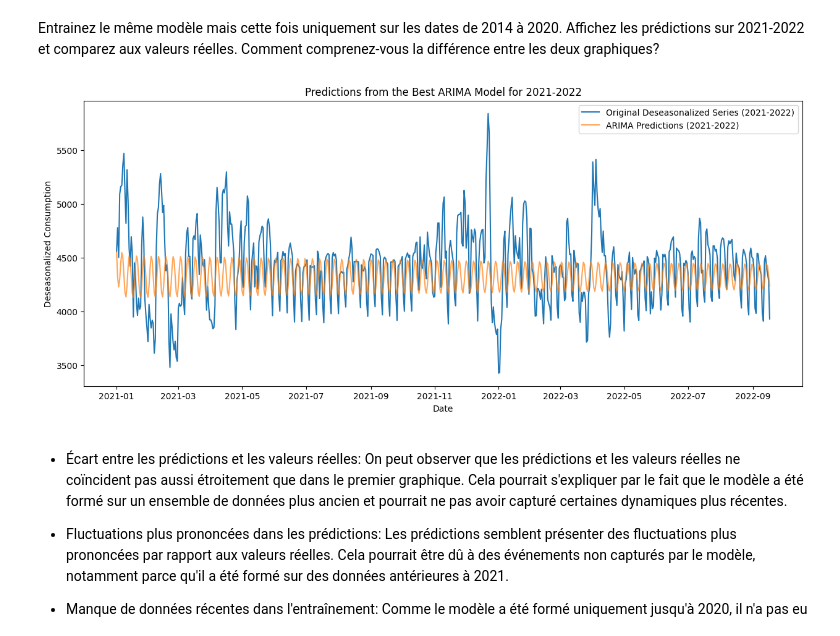
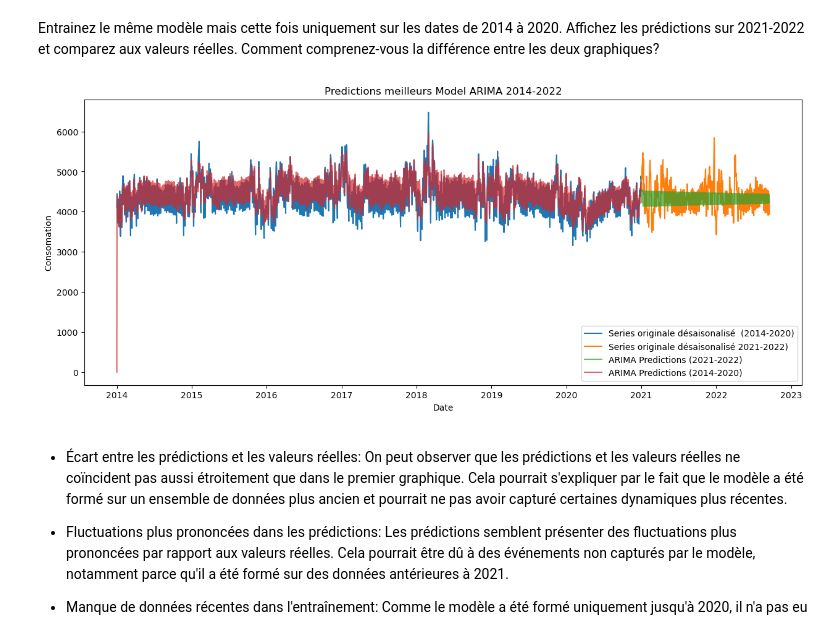
Before and after one commit to ForskyOnly/time_series, a Jupyter notebook: models.ipynb, the cells around one changed output. Saved outputs shown, nothing was run; the diff lists cells and outputs as text; code cells hidden in the pictures.

Commit message:
models

```diff
--- a/models.ipynb
+++ b/models.ipynb
@@ -60,12 +60,11 @@ plt.show()
 # %%
 decomposition = seasonal_decompose(df['consommation_brute_electricite_rte'], period=365)
 
-seasonal_component = decomposition.seasonal
-# Remove the seasonal component to get the deseasonalized time series
-deseasonalized_series = df['consommation_brute_electricite_rte'] - seasonal_component
+composant_saisonier = decomposition.seasonal
+serie_desaisonalise = df['consommation_brute_electricite_rte'] - composant_saisonier
 
 plt.figure(figsize=(15, 6))
-plt.plot(deseasonalized_series.index, deseasonalized_series)
+plt.plot(serie_desaisonalise.index, serie_desaisonalise)
 plt.title('Désaisonalisation')
 plt.xlabel('Date')
 plt.ylabel('Consommation (MW)')
@@ -195,27 +192,31 @@ En somme, à première vue, le modèle semble avoir fait un bon travail pour aju
 # %% [markdown]
 Entrainez le même modèle mais cette fois uniquement sur les dates de 2014 à 2020. Affichez les prédictions sur 2021-2022 et comparez aux valeurs réelles. Comment comprenez-vous la différence entre les deux graphiques?
 # %%
-deseasonalized_series.index = deseasonalized_series.index.tz_localize(None)
+serie_desaisonalise.index = serie_desaisonalise.index.tz_localize(None)
 
 # 2014-2020
-deseasonalized_series_2014_2020 = deseasonalized_series['2014-01-01':'2020-12-31']
+serie_desaisonalise_2014_2020 = serie_desaisonalise['2014-01-01':'2020-12-31']
 
-best_arima_model_2014_2020 = ARIMA(deseasonalized_series_2014_2020, order=(3, 1, 3))
-best_arima_results_2014_2020 = best_arima_model_2014_2020.fit()
+
+best_arima_model_2014_2020 = ARIMA(serie_desaisonalise_2014_2020, order=(3, 1, 3))
+best_arima_resultat_2014_2020 = best_arima_model_2014_2020.fit()
 
 # 2021-2022
-predictions_2021_2022 = best_arima_results_2014_2020.predict(start='2021-01-01', end='2022-09-17')
+predictions_2014_2020  = best_arima_resultat_2014_2020.predict(start='2014-01-01', end='2020-12-31')
+predictions_2021_2022 = best_arima_resultat_2014_2020.predict(start='2021-01-01', end='2022-09-17')
 
 plt.figure(figsize=(15, 6))
-plt.plot(deseasonalized_series['2021-01-01':'2022-09-17'], label='Original Deseasonalized Series (2021-2022)')
+plt.plot(serie_desaisonalise['2014-01-01':'2020-12-31'], label='Series originale désaisonalisé  (2014-2020)')
+plt.plot(serie_desaisonalise['2021-01-01':'2022-09-17'], label='Series originale désaisonalisé 2021-2022)')
 plt.plot(predictions_2021_2022, label='ARIMA Predictions (2021-2022)', alpha=0.7)
-plt.title('Predictions from the Best ARIMA Model for 2021-2022')
+plt.plot(predictions_2014_2020, label='ARIMA Predictions (2014-2020)', alpha=0.7)
+plt.title('Predictions meilleurs Model ARIMA 2014-2022')
 plt.xlabel('Date')
-plt.ylabel('Deseasonalized Consumption')
+plt.ylabel('Consomation')
 plt.legend()
 plt.show()
 # %% [output]
-[figure, old version]
+[figure, new version]
 # %% [markdown]
 - Écart entre les prédictions et les valeurs réelles: On peut observer que les prédictions et les valeurs réelles ne coïncident pas aussi étroitement que dans le premier graphique. Cela pourrait s'expliquer par le fait que le modèle a été formé sur un ensemble de données plus ancien et pourrait ne pas avoir capturé certaines dynamiques plus récentes.
 
```
Also changed, not shown: parts of 35 cells of this notebook.
